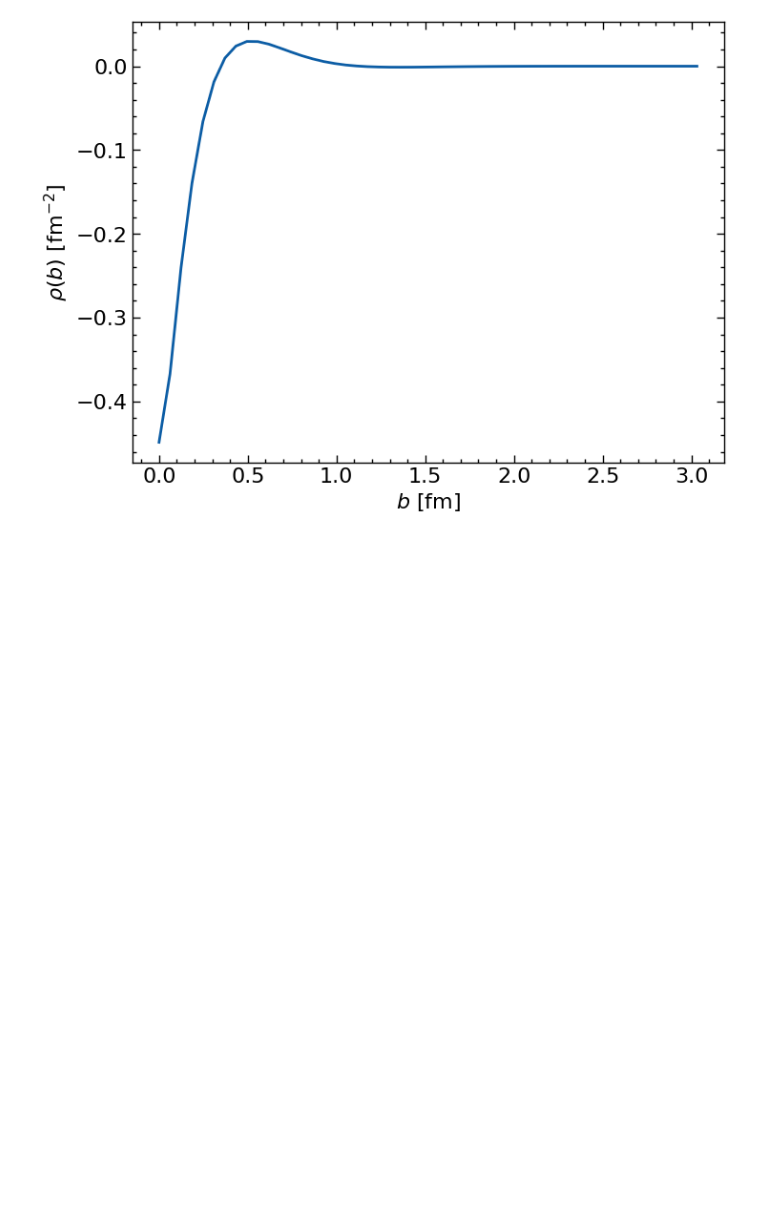
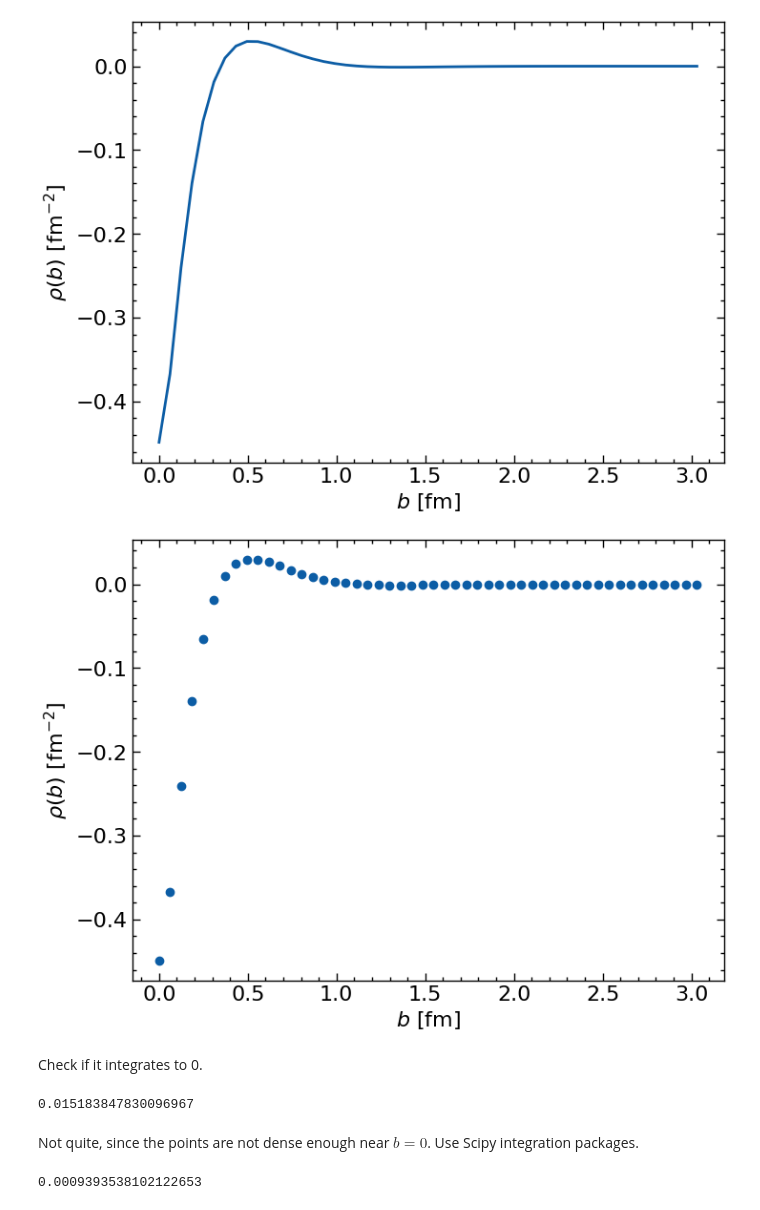
Before and after one commit to josh0429/neutron-distribution, a Jupyter notebook: neutron-dist-notes.ipynb, the cells around one changed output. Cells and saved outputs as stored; diff of their text form; code cells hidden in the pictures; blank space fills up the shorter version.

Commit message:
Checked integral

```diff
--- a/neutron-dist-notes.ipynb
+++ b/neutron-dist-notes.ipynb
@@ -135,3 +143,19 @@ plt.ylabel(r'$ \rho(b)$ [fm$^{-2}$]')
 plt.show()
 # %% [output]
 [figure]
+# %%
+plt.plot(bfm[0:50], rho_b_fm[0:50], 'o')
+plt.xlabel(r'$b$ [fm]')
+plt.ylabel(r'$ \rho(b)$ [fm$^{-2}$]')
+plt.show()
+# %% [output]
+[figure, added]
+# %% [markdown]
+Check if it integrates to 0.
+# %%
+integrand = 2*np.pi*bfm*rho_b_fm
+np.sum(integrand)
+# %% [output]
+0.015183847830096967
+# %% [markdown]
+Not quite, since the points are not dense enough near $b = 0$. Use Scipy integration packages.
@@ -137,0 +164,4 @@ plt.show()
+# %%
+trapezoid(integrand, bfm)
+# %% [output]
+0.0009393538102122653
```
Also changed, not shown: parts of 5 cells of this notebook.
